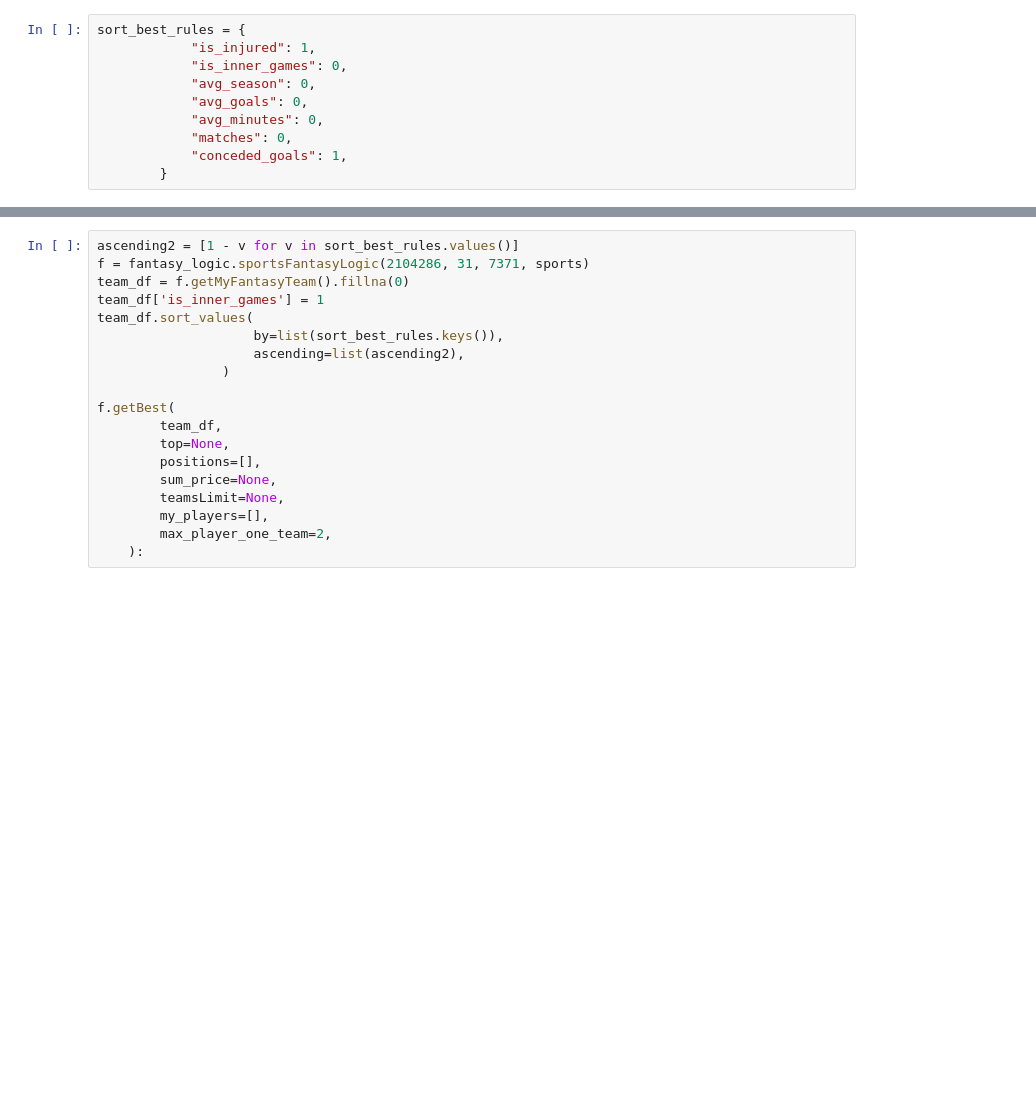
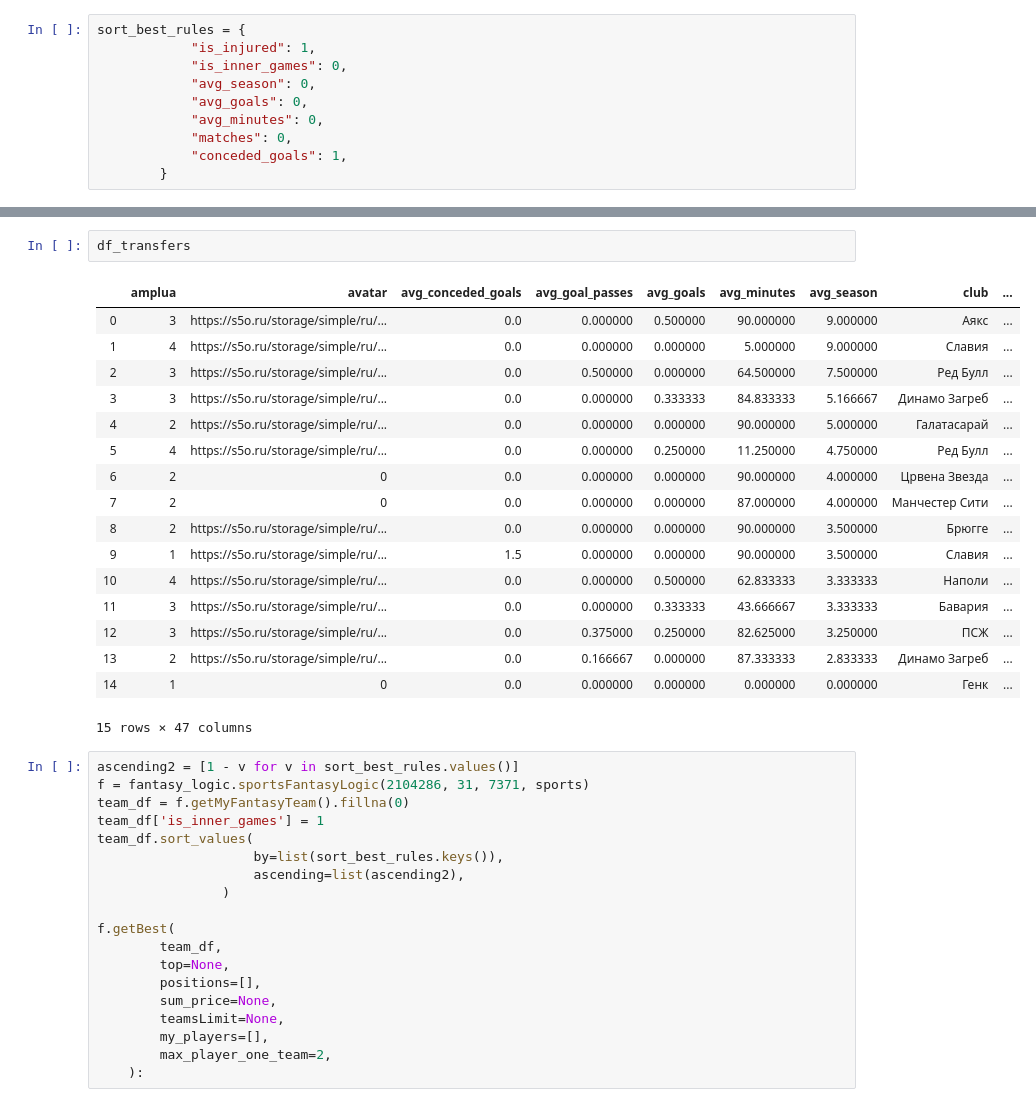
Before and after one commit to DonaldWipper/fantasy, a Jupyter notebook: FlaskApp/parse_sports.ipynb, the cells around one changed output, grey strips where cells are left out. Drawn from its saved outputs; the diff is of its cells as text; blank space fills up the shorter version.

```diff
--- a/FlaskApp/parse_sports.ipynb
+++ b/FlaskApp/parse_sports.ipynb
@@ -108,3 +362,23 @@ sum_price = float(worst[['price']].sum())
+# %%
+df_transfers
+# %% [output]
+|  | amplua | avatar | avg_conceded_goals | avg_goal_passes | avg_goals | avg_minutes | avg_season | club | ... |
+| 0 | 3 | https://s5o.ru/storage/simple/ru/... | 0.0 | 0.000000 | 0.500000 | 90.000000 | 9.000000 | Аякс | ... |
+| 1 | 4 | https://s5o.ru/storage/simple/ru/... | 0.0 | 0.000000 | 0.000000 | 5.000000 | 9.000000 | Славия | ... |
+| 2 | 3 | https://s5o.ru/storage/simple/ru/... | 0.0 | 0.500000 | 0.000000 | 64.500000 | 7.500000 | Ред Булл | ... |
+| 3 | 3 | https://s5o.ru/storage/simple/ru/... | 0.0 | 0.000000 | 0.333333 | 84.833333 | 5.166667 | Динамо Загреб | ... |
+| 4 | 2 | https://s5o.ru/storage/simple/ru/... | 0.0 | 0.000000 | 0.000000 | 90.000000 | 5.000000 | Галатасарай | ... |
+| 5 | 4 | https://s5o.ru/storage/simple/ru/... | 0.0 | 0.000000 | 0.250000 | 11.250000 | 4.750000 | Ред Булл | ... |
+| 6 | 2 | 0 | 0.0 | 0.000000 | 0.000000 | 90.000000 | 4.000000 | Црвена Звезда | ... |
+| 7 | 2 | 0 | 0.0 | 0.000000 | 0.000000 | 87.000000 | 4.000000 | Манчестер Сити | ... |
+| 8 | 2 | https://s5o.ru/storage/simple/ru/... | 0.0 | 0.000000 | 0.000000 | 90.000000 | 3.500000 | Брюгге | ... |
+| 9 | 1 | https://s5o.ru/storage/simple/ru/... | 1.5 | 0.000000 | 0.000000 | 90.000000 | 3.500000 | Славия | ... |
+| 10 | 4 | https://s5o.ru/storage/simple/ru/... | 0.0 | 0.000000 | 0.500000 | 62.833333 | 3.333333 | Наполи | ... |
+| 11 | 3 | https://s5o.ru/storage/simple/ru/... | 0.0 | 0.000000 | 0.333333 | 43.666667 | 3.333333 | Бавария | ... |
+| 12 | 3 | https://s5o.ru/storage/simple/ru/... | 0.0 | 0.375000 | 0.250000 | 82.625000 | 3.250000 | ПСЖ | ... |
+| 13 | 2 | https://s5o.ru/storage/simple/ru/... | 0.0 | 0.166667 | 0.000000 | 87.333333 | 2.833333 | Динамо Загреб | ... |
+| 14 | 1 | 0 | 0.0 | 0.000000 | 0.000000 | 0.000000 | 0.000000 | Генк | ... |
+15 rows × 47 columns
 # %%
 ascending2 = [1 - v for v in sort_best_rules.values()]
 f = fantasy_logic.sportsFantasyLogic(2104286, 31, 7371, sports)
```
Also changed, not shown: parts of 20 cells of this notebook, 24 other files.
